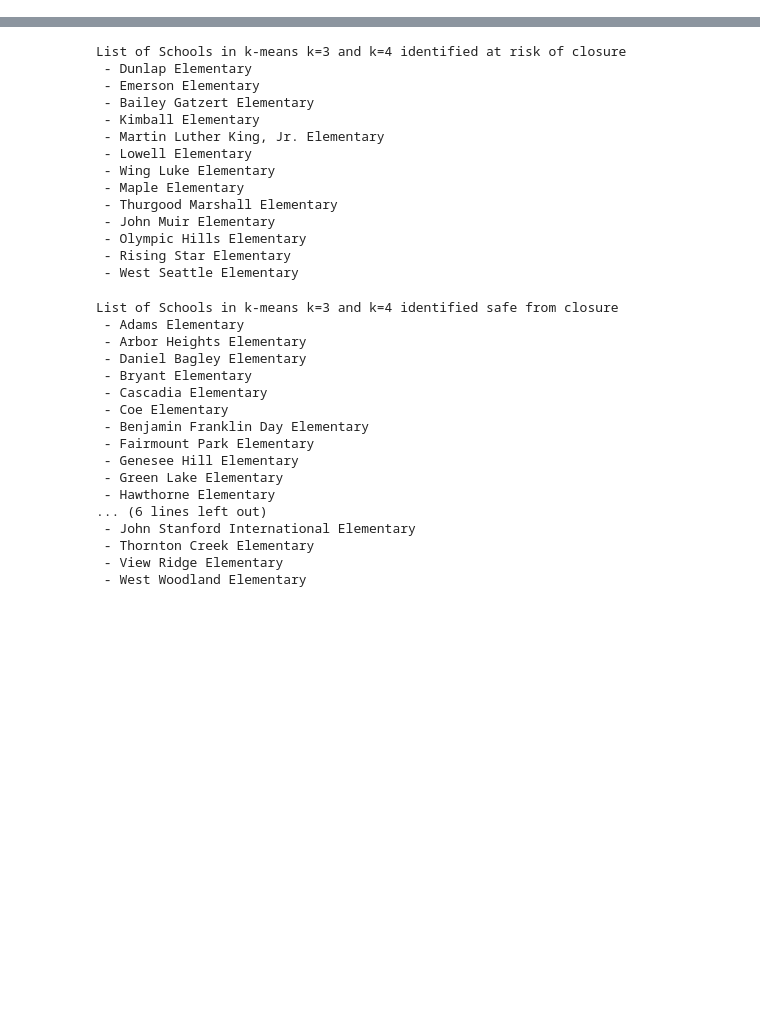
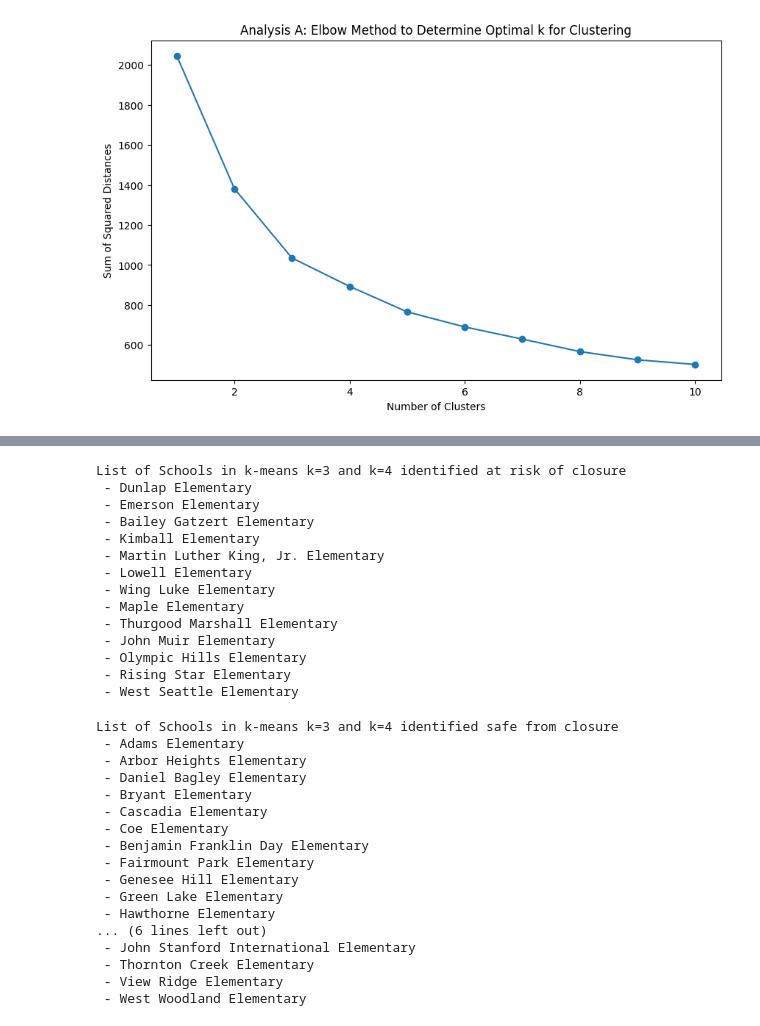
Before and after one commit to chrislydick/sps-budget-analysis, a Jupyter notebook: elementary_school_data_extract.ipynb, the cells around one changed output, grey strips where cells are left out. Saved outputs shown, nothing was run; the diff lists cells and outputs as text; code cells hidden in the pictures; blank space fills up the shorter version.

```diff
--- a/elementary_school_data_extract.ipynb
+++ b/elementary_school_data_extract.ipynb
@@ -455,3 +405,65 @@ data['Cluster_6a'] = clusters_6
+# %%
+########################################################################################
+# Clustering Analysis A: uses all budget and enrollment columns, and budget efficiency
+########################################################################################
+
+
+# Select relevant columns for clustering
+columns_to_cluster = [
+    'Bilingual Education (BUDGET)', 'General Education (BUDGET)', 'Other Grants (BUDGET)',
+    'Special Education (BUDGET)', 'State LAP (BUDGET)', 'Total Budget (BUDGET)',
+    'Bilingual Education (ENROLLMENT)', 'Free and Reduced Lunch (ENROLLMENT)',
+    'Special Education (ENROLLMENT)', 'Total AAFTE* Enrollment (ENROLLMENT)',
+    'Budget Efficiency'
+]
+
+# Handle missing values by filling with the mean of each column
+imputer = SimpleImputer(strategy='mean')
+data_imputed = imputer.fit_transform(data[columns_to_cluster])
+
+# Normalize the data
+scaler = StandardScaler()
+data_scaled = scaler.fit_transform(data_imputed)
+
+sse = []
+for k in range(1, 11):
+    kmeans = KMeans(n_clusters=k, random_state=42)
+    kmeans.fit(data_scaled)
+    sse.append(kmeans.inertia_)
+
+
+plt.figure(figsize=(10, 6))
+plt.plot(range(1, 11), sse, marker='o')
+plt.title('Analysis A: Elbow Method to Determine Optimal k for Clustering')
+plt.xlabel('Number of Clusters')
+plt.ylabel('Sum of Squared Distances')
+plt.show()
+
+
+# Apply K-means clustering with k=3
+kmeans_3 = KMeans(n_clusters=3, random_state=42)
+clusters_3 = kmeans_3.fit_predict(data_scaled)
+
+# Apply K-means clustering with k=4
+kmeans_4 = KMeans(n_clusters=4, random_state=42)
+clusters_4 = kmeans_4.fit_predict(data_scaled)
+
+# Apply K-means clustering with k=5
+kmeans_5 = KMeans(n_clusters=5, random_state=42)
+clusters_5 = kmeans_5.fit_predict(data_scaled)
+
+# Apply K-means clustering with k=6
+kmeans_6 = KMeans(n_clusters=6, random_state=42)
+clusters_6 = kmeans_6.fit_predict(data_scaled)
+
+
+# Add the cluster labels to the original dataframe
+data['Cluster_3a'] = clusters_3
+data['Cluster_4a'] = clusters_4
+data['Cluster_5a'] = clusters_5
+data['Cluster_6a'] = clusters_6
+# %% [output]
+[figure, added]
 # %%
 
 # Analyze the clusters by looking at the mean values of the features for each cluster
```
Also changed, not shown: parts of 22 cells of this notebook.
